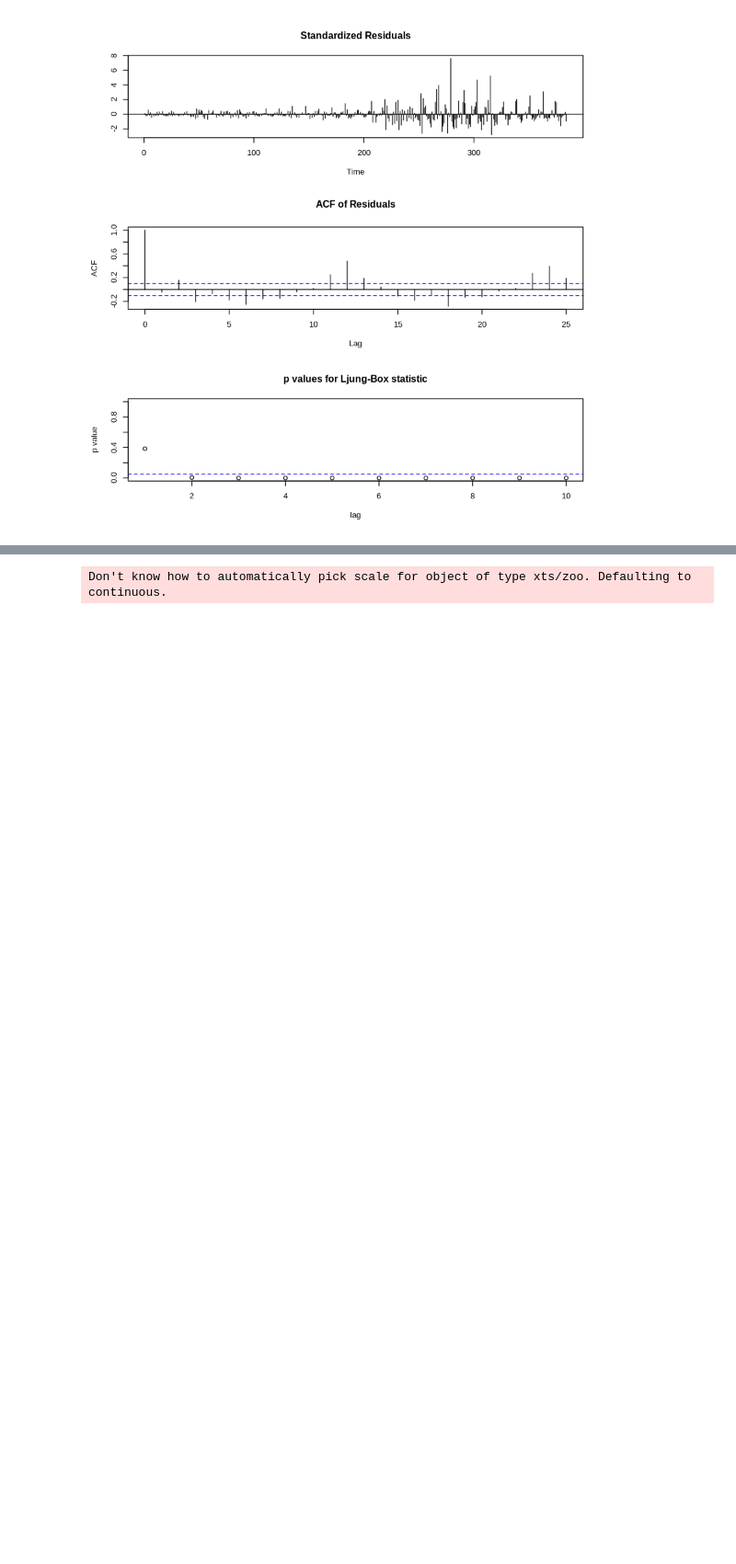
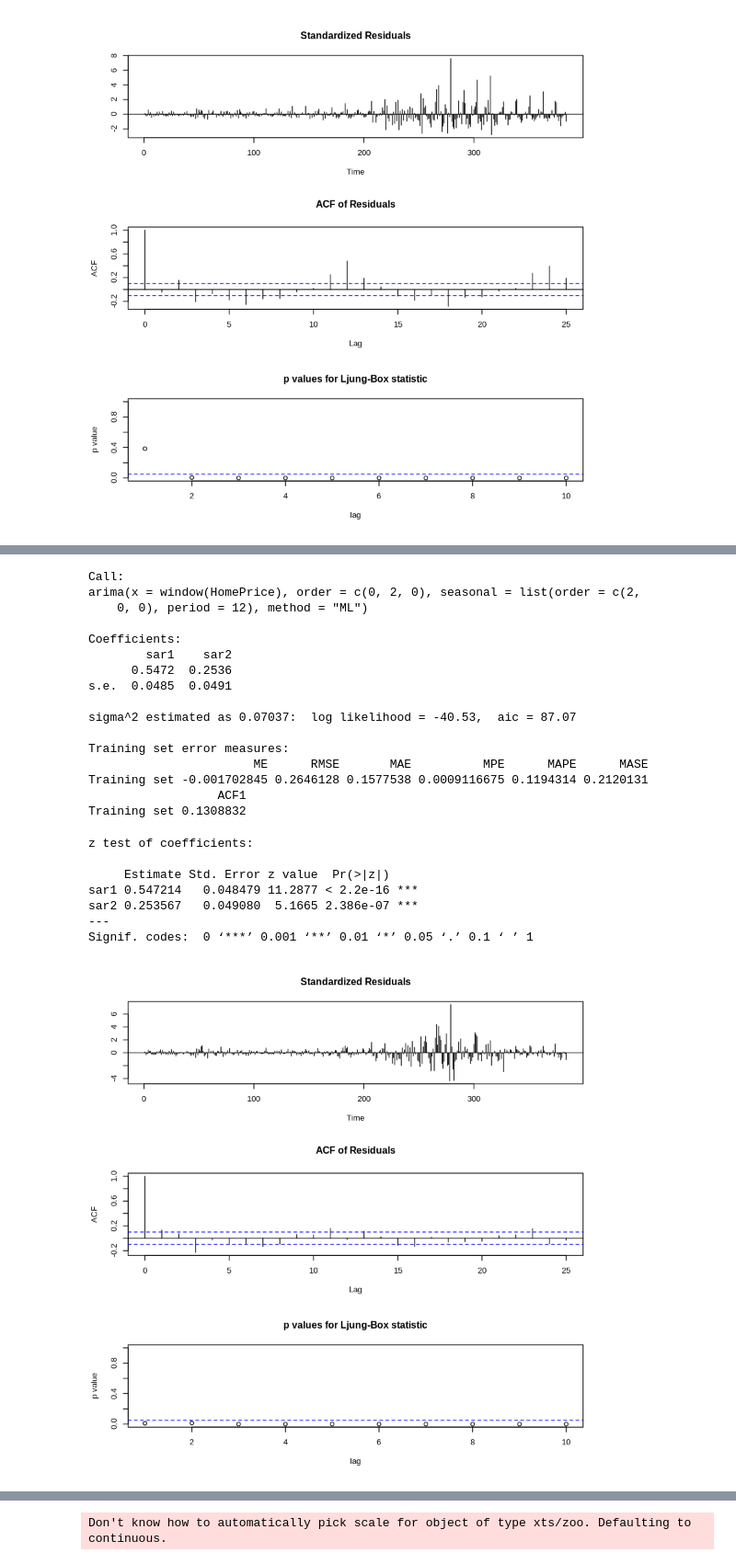
Before and after one commit to yehjxraymond/wqu_econometrics_group_proj, a Jupyter notebook: Univariate Time Series.ipynb, the cells around one changed output, grey strips where cells are left out. Shown: that part at 92% size. Drawn from its saved outputs; the diff is of its cells as text; code cells hidden in the pictures; blank space fills up the shorter version.

```diff
--- a/Univariate Time Series.ipynb
+++ b/Univariate Time Series.ipynb
@@ -216 +234,36 @@ Signif. codes:  0 ‘***’ 0.001 ‘**’ 0.01 ‘*’ 0.05 ‘.’ 0.1 ‘ ’
+# %%
+model4 <- arima(window(HomePrice), order=c(0,2,0), seasonal=list(order=c(2,0,0),period=12),  method = "ML")
+# Print summary of model4
+summary(model4)
+
+# Coefficient test of sar1 and sar2
+coeftest(model4)
+
+# Print diagnostics of model4
+tsdiag(model4)
+# %% [output]
+Call:
+arima(x = window(HomePrice), order = c(0, 2, 0), seasonal = list(order = c(2,
+    0, 0), period = 12), method = "ML")
+
+Coefficients:
+        sar1    sar2
+      0.5472  0.2536
+s.e.  0.0485  0.0491
+
+sigma^2 estimated as 0.07037:  log likelihood = -40.53,  aic = 87.07
+
+Training set error measures:
+                       ME      RMSE       MAE          MPE      MAPE      MASE
+Training set -0.001702845 0.2646128 0.1577538 0.0009116675 0.1194314 0.2120131
+                  ACF1
+Training set 0.1308832
+z test of coefficients:
+
+     Estimate Std. Error z value  Pr(>|z|)
+sar1 0.547214   0.048479 11.2877 < 2.2e-16 ***
+sar2 0.253567   0.049080  5.1665 2.386e-07 ***
+---
+Signif. codes:  0 ‘***’ 0.001 ‘**’ 0.01 ‘*’ 0.05 ‘.’ 0.1 ‘ ’ 1
+[figure, added]
 # %% [markdown]
```
Also changed, not shown: parts of 7 cells of this notebook.
